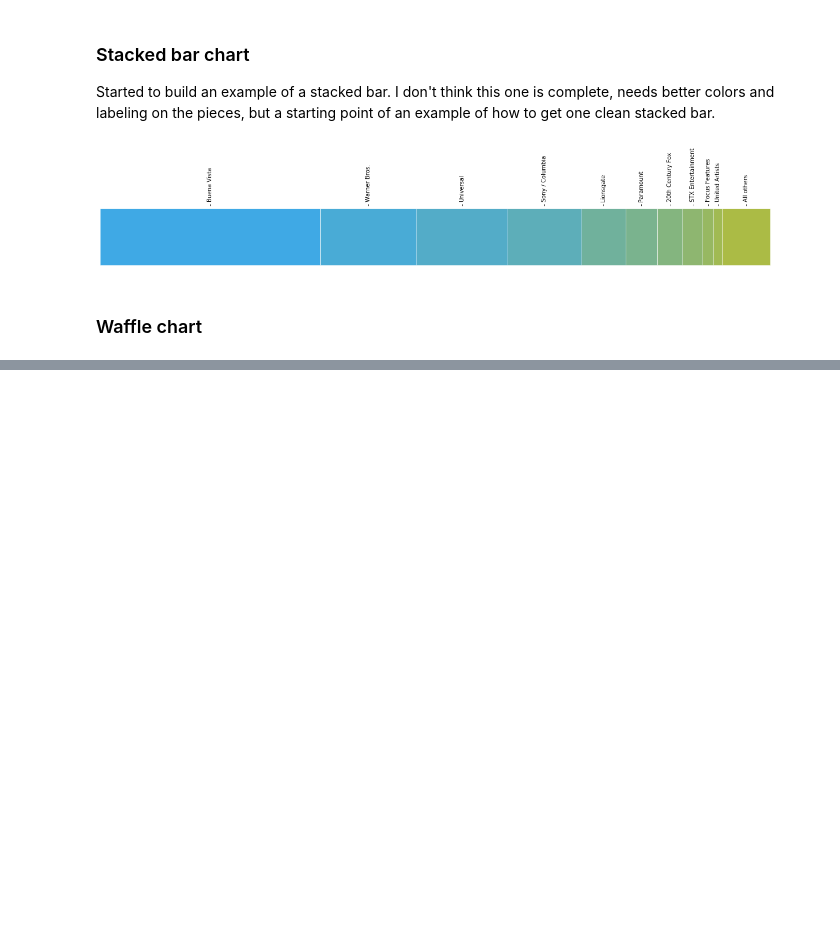
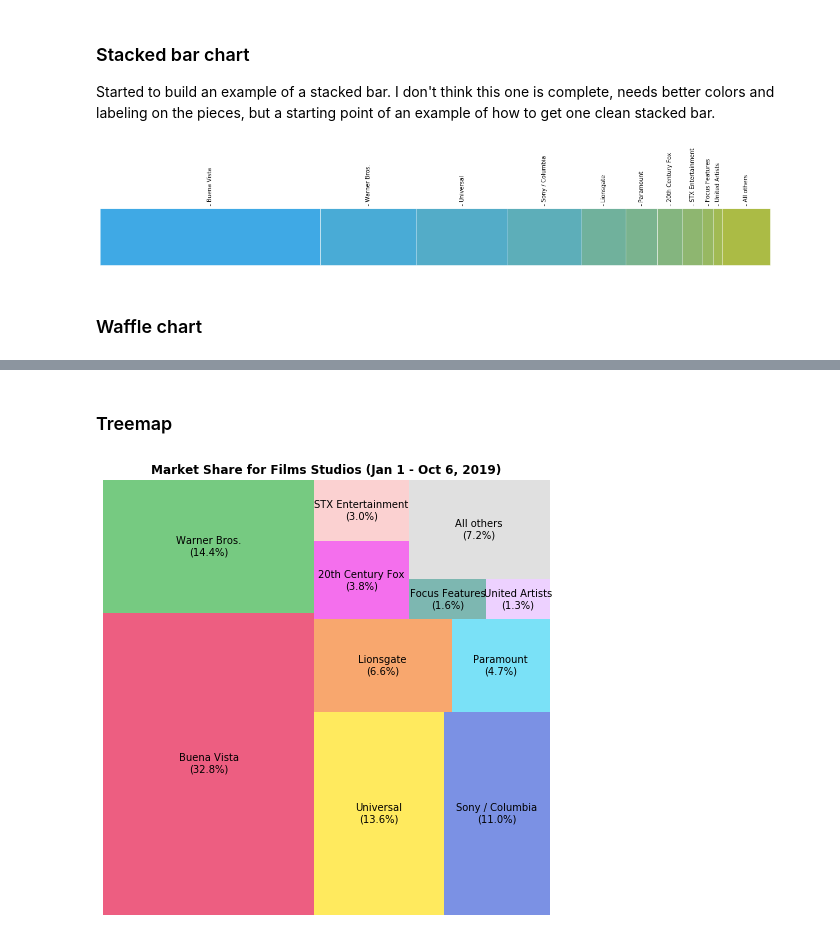
Before and after one commit to jnawjux/pie_chart_alternatives_sample, a Jupyter notebook: pie_chart_alternatives.ipynb, the cells around one changed output, grey strips where cells are left out. Cells and saved outputs as stored; diff of their text form; code cells hidden in the pictures; blank space fills up the shorter version.

```diff
--- a/pie_chart_alternatives.ipynb
+++ b/pie_chart_alternatives.ipynb
@@ -176,0 +218,14 @@ fig = plt.figure(
+# %% [markdown]
+### Treemap
+# %%
+plt.figure(figsize=(8,8))
+plt.title('Market Share for Films Studios (Jan 1 - Oct 6, 2019)',fontweight='bold')
+titles_with_perc = [str(studio) + "\n(" + str(val) + "%)" for studio, val, in zip(titles, sales_prop)]
+squarify.plot(sizes=sales_prop,
+              label=titles_with_perc,
+              color=waffle_colors,
+              alpha=.7 )
+plt.axis('off')
+plt.show();
+# %% [output]
+[figure, added]
```
Also changed, not shown: parts of 3 cells of this notebook.
